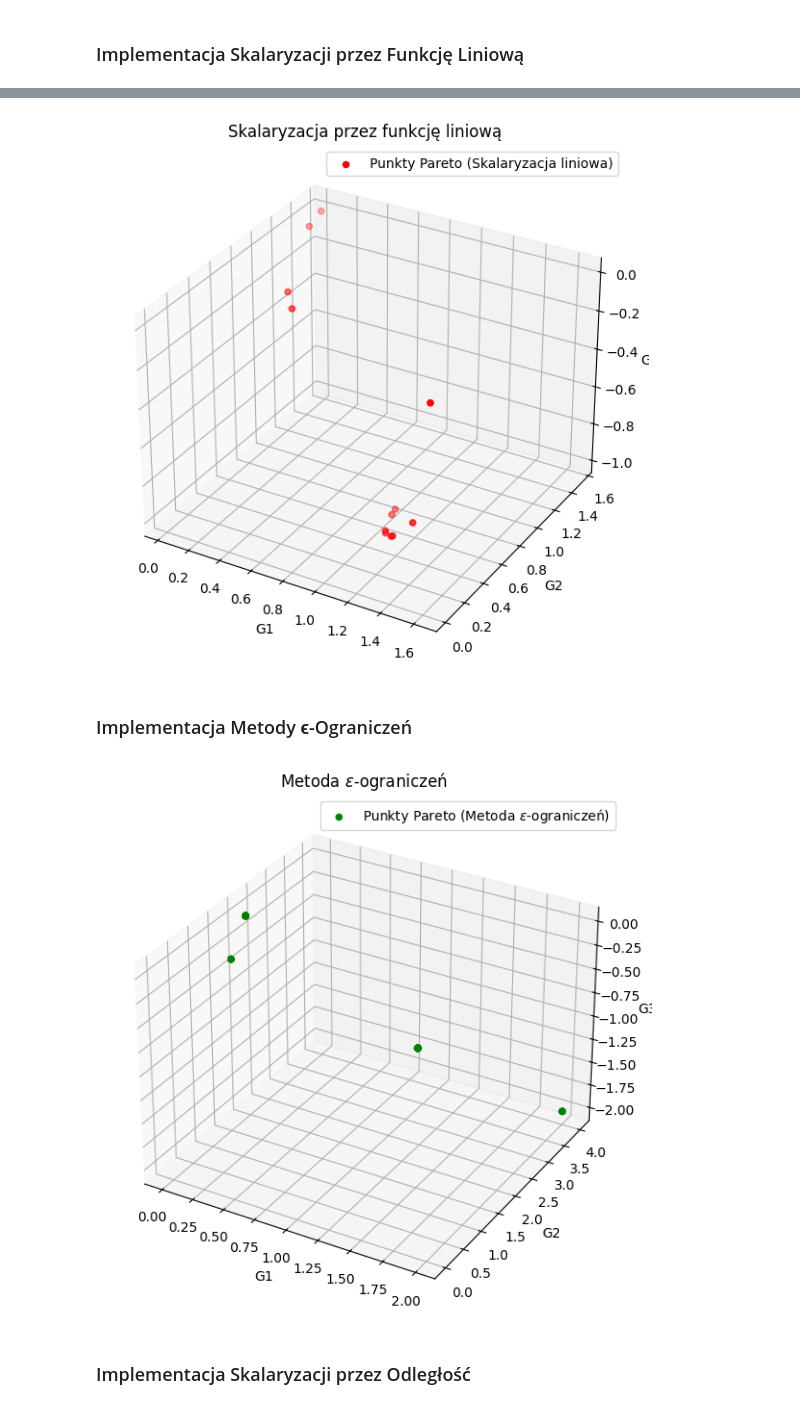
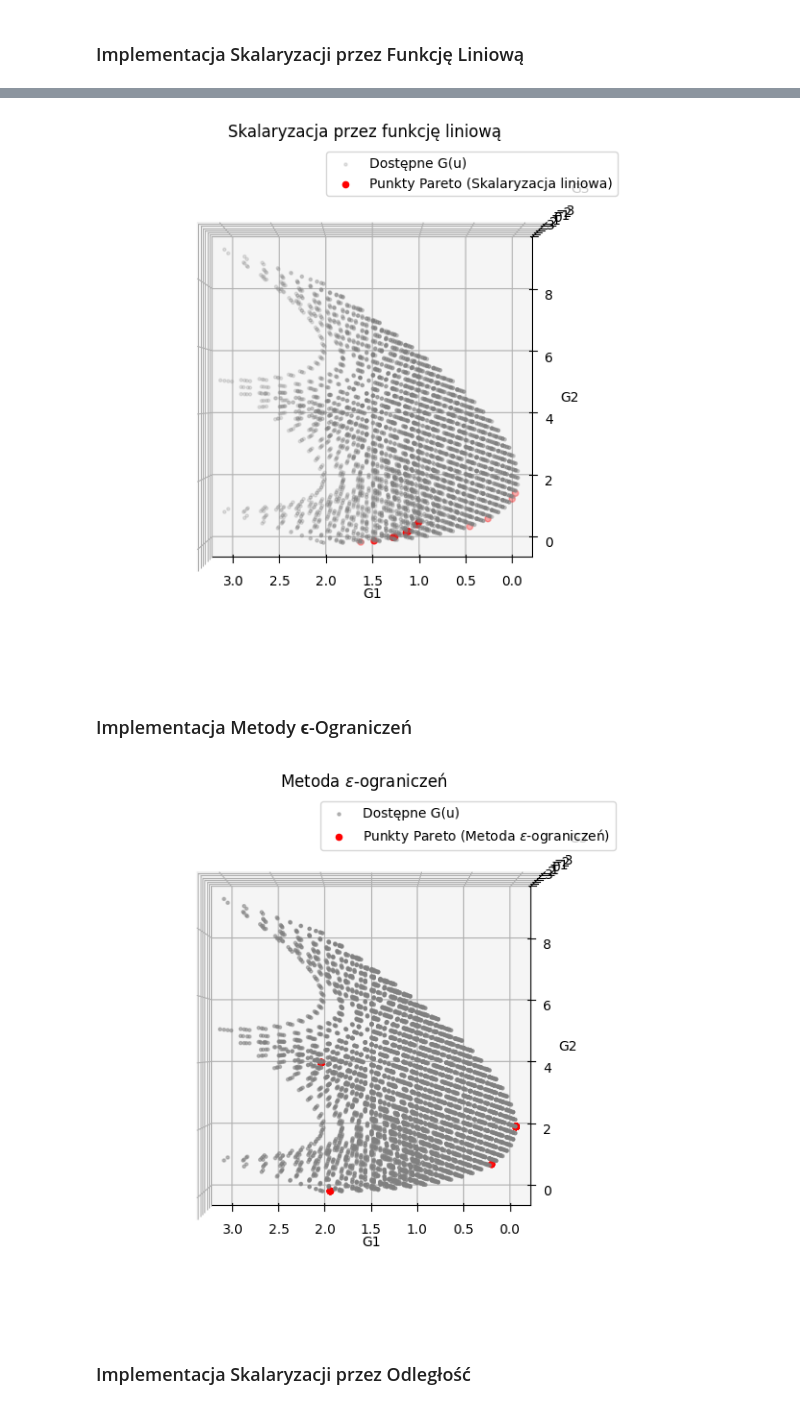
Before and after one commit to Julnowak/Optymalizacja-wielokryterialna, a Jupyter notebook: lab3/skalaryzacja.ipynb, the cells around one changed output, grey strips where cells are left out. Cells and saved outputs as stored; diff of their text form; code cells hidden in the pictures.

```diff
--- a/lab3/skalaryzacja.ipynb
+++ b/lab3/skalaryzacja.ipynb
@@ -6,20 +28,9 @@ import matplotlib.pyplot as plt
 # %% [markdown]
 ### Definicja funkcji celu
-# %%
-def objectives(u):
-    x, y = u
-    f1 = x**2 + y**2
-    f2 = (x - 1)**2 + (y + 1)**2
-    return np.array([f1, f2])
 # %%
 import numpy as np
 import matplotlib.pyplot as plt
-
-def objectives(u):
-    x, y = u
-    f1 = x**2 + y**2
-    f2 = (x - 1)**2 + (y + 1)**2
-    return np.array([f1, f2])
+from scipy.interpolate import splprep, splev
 
 def gradient_descent(objective, gradient, u0, bounds, learning_rate=0.05, max_iters=1000, tol=1e-6):
     u = np.array(u0, dtype=float)
@@ -38,14 +49,6 @@ def gradient_descent(objective, gradient, u0, bounds, learning_rate=0.05, max_it
         u = u_new
 
     return u
-
-def F1(u):
-    x, y = u
-    return x**2 + y**2
-
-def F2(u):
-    x, y = u
-    return (x - 1)**2 + (y + 1)**2
 
 def grad_F1(u):
     x, y = u
@@ -96,6 +99,7 @@ F_all = np.array([objectives(u) for u in U_grid])
 plt.figure(figsize=(10, 7))
 plt.scatter(F_all[:, 0], F_all[:, 1], s=1, label='Dostępne F(u)')
 plt.scatter(F_values[:, 0], F_values[:, 1], color='red', label='Punkty Pareto (Skalaryzacja)')
+
 plt.xlabel('F1')
 plt.ylabel('F2')
 plt.title('Skalaryzacja przez funkcję liniową')
@@ -303,13 +309,11 @@ for lambda1 in lambda_values:
 # %%
-# Ekstrakcja wartości G
 G_pareto = np.array([sol[1] for sol in solutions])
 
-# Wizualizacja 3D
 fig = plt.figure(figsize=(10, 7))
 ax = fig.add_subplot(111, projection='3d')
 
 # Wszystkie dostępne wartości G(u)
-# ax.scatter(G_all[:, 0], G_all[:, 1], G_all[:, 2], s=5, color='gray', alpha=0.5, label='Dostępne G(u)')
+ax.scatter(G_all[:, 0], G_all[:, 1], G_all[:, 2], s=5, color='gray', alpha=0.2, label='Dostępne G(u)')
 
 # Punkty Pareto
 ax.scatter(G_pareto[:, 0], G_pareto[:, 1], G_pareto[:, 2], color='red', label='Punkty Pareto (Skalaryzacja liniowa)')
@@ -319,9 +323,10 @@ ax.set_ylabel('G2')
 ax.set_zlabel('G3')
 ax.set_title('Skalaryzacja przez funkcję liniową')
 ax.legend()
+ax.view_init(270, 270)
 plt.show()
 # %% [output]
-[figure, old version]
+[figure, new version]
 # %% [markdown]
 ### Implementacja Metody ϵ-Ograniczeń
 # %%
@@ -367,22 +372,23 @@ G_pareto = np.array([sol[1] for sol in solutions])
 # %%
 # Wizualizacja 3D
 fig = plt.figure(figsize=(10, 7))
 ax = fig.add_subplot(111, projection='3d')
 
 # Wszystkie dostępne wartości G(u)
-# ax.scatter(G_all[:, 0], G_all[:, 1], G_all[:, 2], s=5, color='gray', alpha=0.5, label='Dostępne G(u)')
+ax.scatter(G_all[:, 0], G_all[:, 1], G_all[:, 2], s=5, color='gray', alpha=0.5, label='Dostępne G(u)')
 
 # Punkty Pareto
-ax.scatter(G_pareto[:, 0], G_pareto[:, 1], G_pareto[:, 2], color='green', label='Punkty Pareto (Metoda $\epsilon$-ograniczeń)')
+ax.scatter(G_pareto[:, 0], G_pareto[:, 1], G_pareto[:, 2], color='red', label='Punkty Pareto (Metoda $\epsilon$-ograniczeń)')
 
 ax.set_xlabel('G1')
 ax.set_ylabel('G2')
 ax.set_zlabel('G3')
 ax.set_title('Metoda $\epsilon$-ograniczeń')
 ax.legend()
+ax.view_init(270, 270)
 plt.show()
 # %% [output]
-[figure, old version]
+[figure, new version]
 # %% [markdown]
 ###  Implementacja Skalaryzacji przez Odległość
 # %%
```
Also changed, not shown: parts of 18 cells of this notebook.
